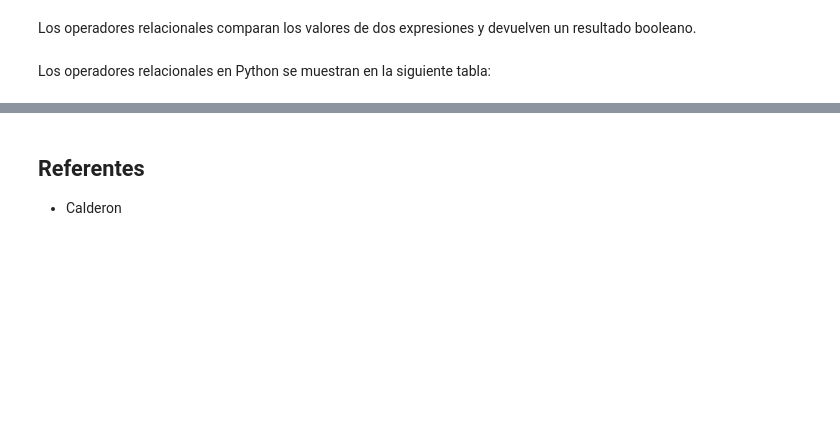
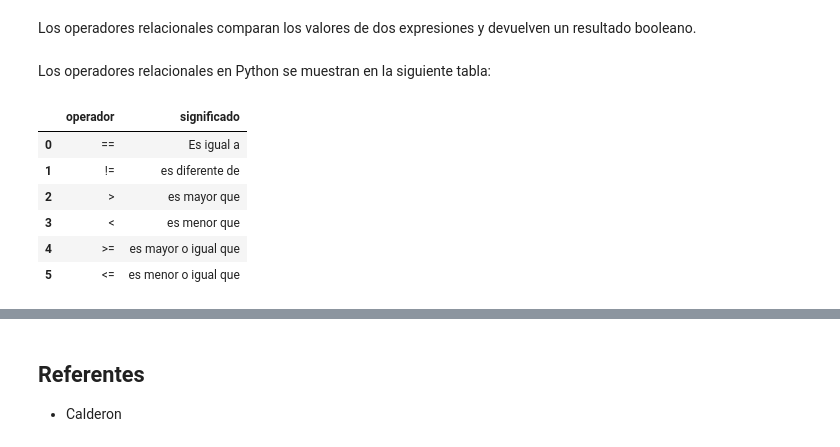
Before and after one commit to marco-canas/encuentra_tu_persona_vitamina, a Jupyter notebook: classes/class_3/class_3.ipynb, the cells around one changed output, grey strips where cells are left out. Saved outputs shown, nothing was run; the diff lists cells and outputs as text; code cells hidden in the pictures; blank space fills up the shorter version.

```diff
--- a/classes/class_3/class_3.ipynb
+++ b/classes/class_3/class_3.ipynb
@@ -205,3 +496,19 @@ existen
 Los operadores relacionales comparan los valores de dos expresiones y devuelven un resultado booleano.
 # %% [markdown]
 Los operadores relacionales en Python se muestran en la siguiente tabla:
+# %%
+import pandas as pd
+operador = ['==','!=','>','<','>=','<=']
+significado = ['Es igual a', 'es diferente de',
+               'es mayor que', 'es menor que',
+               'es mayor o igual que','es menor o igual que']
+operadores_relacionales = pd.DataFrame({'operador':operador, 'significado':significado})
+operadores_relacionales
+# %% [output]
+|  | operador | significado |
+| 0 | == | Es igual a |
+| 1 | != | es diferente de |
+| 2 | > | es mayor que |
+| 3 | < | es menor que |
+| 4 | >= | es mayor o igual que |
+| 5 | <= | es menor o igual que |
```
Also changed, not shown: parts of 70 cells of this notebook, 1 other file.
